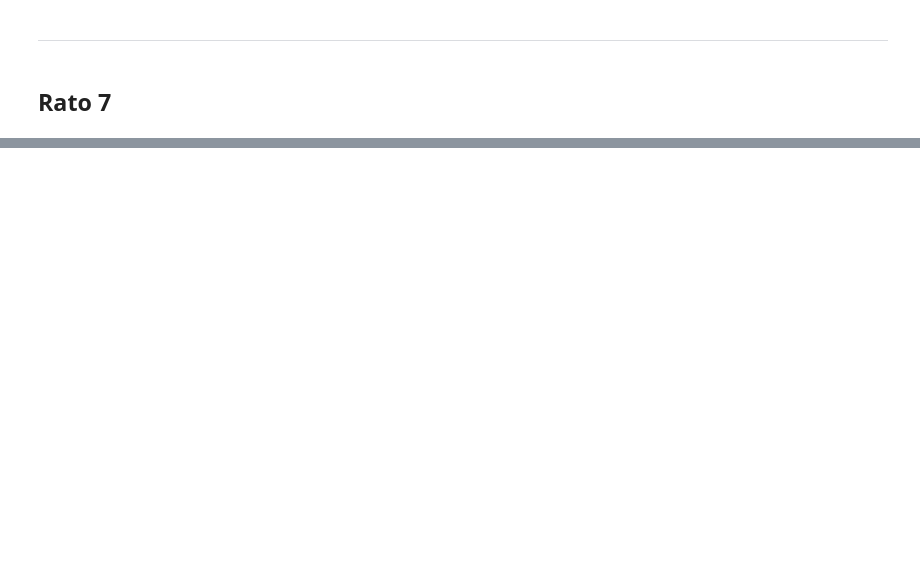
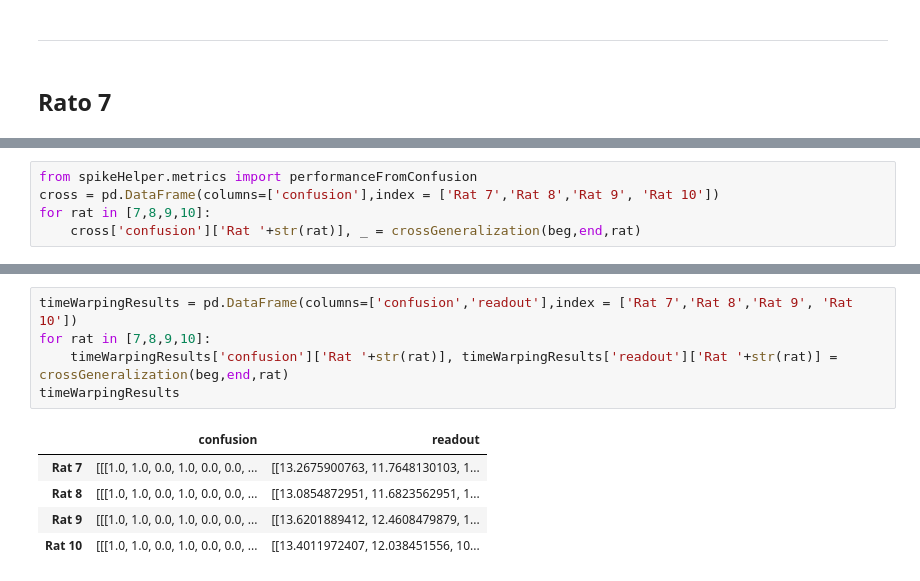
Before and after one commit to EstevaoUyra/Spikes, a Jupyter notebook: Similaridade na atividade neural 25_08- Via confusao do SVM.ipynb, the cells around one changed output, grey strips where cells are left out. Drawn from its saved outputs; the diff is of its cells as text; blank space fills up the shorter version.

Commit message:
Add many results

```diff
--- a/Similaridade na atividade neural 25_08- Via confusao do SVM.ipynb
+++ b/Similaridade na atividade neural 25_08- Via confusao do SVM.ipynb
@@ -192,0 +71,5 @@ KeyboardInterrupt:
+# %%
+from spikeHelper.metrics import performanceFromConfusion
+cross = pd.DataFrame(columns=['confusion'],index = ['Rat 7','Rat 8','Rat 9', 'Rat 10'])
+for rat in [7,8,9,10]:
+    cross['confusion']['Rat '+str(rat)], _ = crossGeneralization(beg,end,rat)
@@ -192,0 +84,11 @@ KeyboardInterrupt:
+# %%
+timeWarpingResults = pd.DataFrame(columns=['confusion','readout'],index = ['Rat 7','Rat 8','Rat 9', 'Rat 10'])
+for rat in [7,8,9,10]:
+    timeWarpingResults['confusion']['Rat '+str(rat)], timeWarpingResults['readout']['Rat '+str(rat)] = crossGeneralization(beg,end,rat)
+timeWarpingResults
+# %% [output]
+|  | confusion | readout |
+| Rat 7 | [[[1.0, 1.0, 0.0, 1.0, 0.0, 0.0, ... | [[13.2675900763, 11.7648130103, 1... |
+| Rat 8 | [[[1.0, 1.0, 0.0, 1.0, 0.0, 0.0, ... | [[13.0854872951, 11.6823562951, 1... |
+| Rat 9 | [[[1.0, 1.0, 0.0, 1.0, 0.0, 0.0, ... | [[13.6201889412, 12.4608479879, 1... |
+| Rat 10 | [[[1.0, 1.0, 0.0, 1.0, 0.0, 0.0, ... | [[13.4011972407, 12.038451556, 10... |
```
Also changed, not shown: parts of 25 cells of this notebook, 25 other files.
